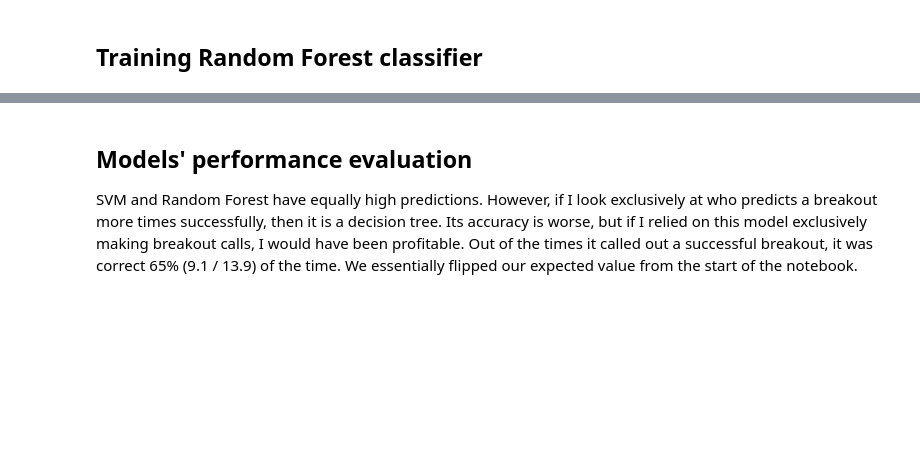
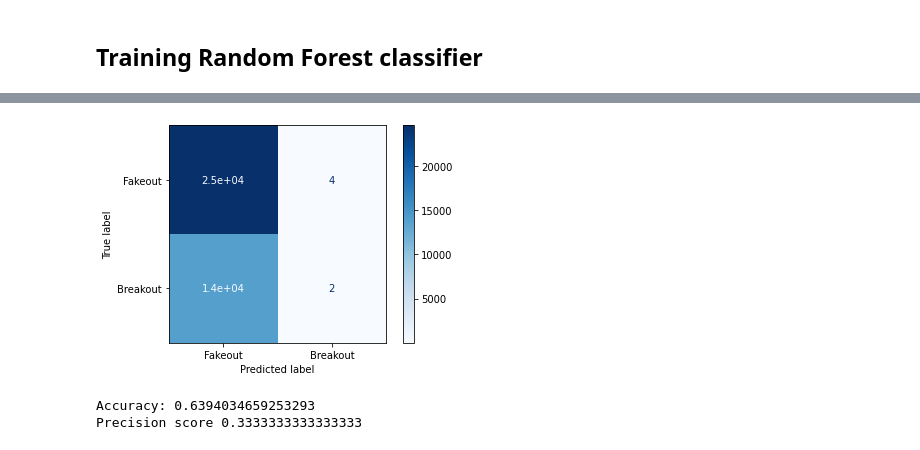
Before and after one commit to isakson98/Drawing-Trendlines, a Jupyter notebook: Senior_Project_Clean_and_Train.ipynb, the cells around one changed output, grey strips where cells are left out. Cells and saved outputs as stored; diff of their text form; code cells hidden in the pictures; blank space fills up the shorter version.

Commit message:
added more comments to code, updated notebook with proper matrices

```diff
--- a/Senior_Project_Clean_and_Train.ipynb
+++ b/Senior_Project_Clean_and_Train.ipynb
@@ -440,14 +460,15 @@ Accuracy: 0.8006443399412819
 # %%
-# creating, training, predicting using SVM
-svc_clf = SVC()
-svc_clf = train_classifier(svc_clf, X_train.values, y_train.values)
-svc_y_pred = svc_clf.predict(X_test.values)
+# creating, training, predicting using SGD
+sgd_clf = SGDClassifier()
+sgd_clf = train_classifier(sgd_clf, X_train.values, y_train.values)
+sgd_y_pred = sgd_clf.predict(X_test.values)
 
 # show metrics
 
-show_confusion_matrix(svc_y_pred,  y_test.values)
-show_accuracy(svc_y_pred, y_test)
+show_confusion_matrix(y_test.values, sgd_y_pred)
+show_accuracy(y_test.values, sgd_y_pred)
+print("Precision score", precision_score(y_test.values, sgd_y_pred))
+# %% [output]
+[figure, added]
+Accuracy: 0.6394034659253293
+Precision score 0.3333333333333333
-# %% [markdown]
-## Models' performance evaluation
-
-SVM and Random Forest have equally high predictions. However, if I look exclusively at who predicts a breakout more times successfully, then it is a decision tree. Its accuracy is worse, but if I relied on this model exclusively making breakout calls, I would have been profitable. Out of the times it called out a successful breakout, it was correct 65% (9.1 / 13.9) of the time. We essentially flipped our expected value from the start of the notebook.
```
Also changed, not shown: parts of 21 cells of this notebook, 14 other files.
